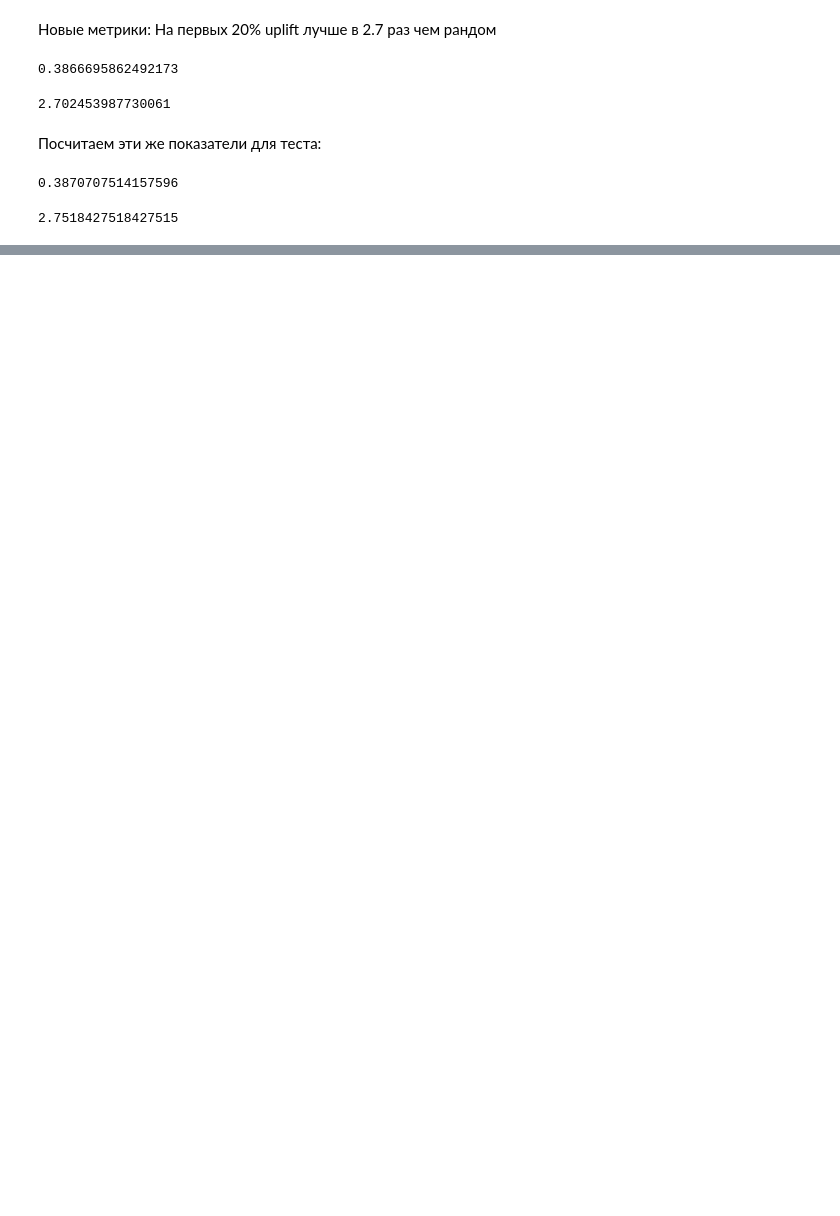
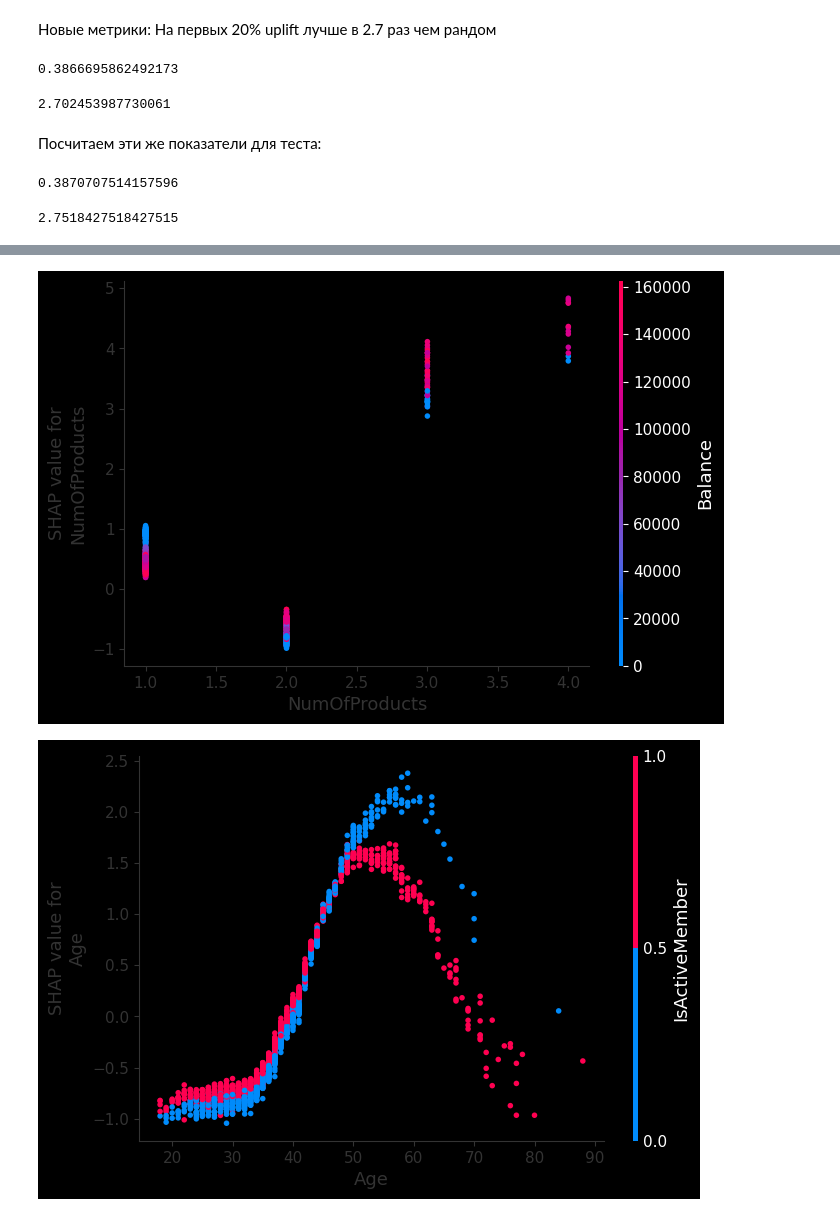
Before and after one commit to Zetis659/Data_Science_GM, a Jupyter notebook: 7.Classification/Classification.ipynb, the cells around one changed output, grey strips where cells are left out. Drawn from its saved outputs; the diff is of its cells as text; code cells hidden in the pictures; blank space fills up the shorter version.

```diff
--- a/7.Classification/Classification.ipynb
+++ b/7.Classification/Classification.ipynb
@@ -598,0 +1048,2 @@ uplift(test, 'score_prod_age', 0.2)
+# %%
+features = model.get_feature_importance(prettified=True)['Feature Id'].values
@@ -598,0 +1069,6 @@ uplift(test, 'score_prod_age', 0.2)
+# %%
+for feature in features:
+    shap.dependence_plot(feature, shap_values, test[X])
+# %% [output]
+[figure, added]
+[figure, added]
```
Also changed, not shown: parts of 92 cells of this notebook, 6 other files.
